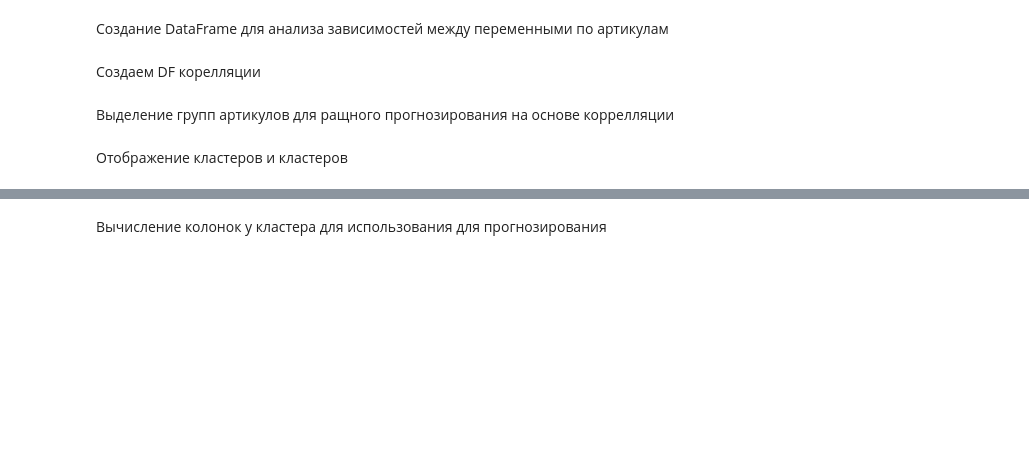
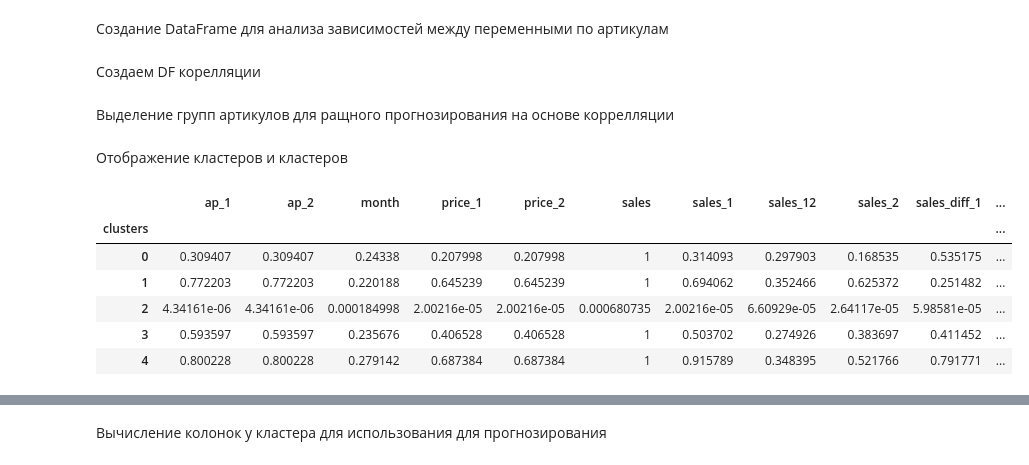
Before and after one commit to crabio/MlSaleForecasting, a Jupyter notebook: SalesForecasting.ipynb, the cells around one changed output, grey strips where cells are left out. Saved outputs shown, nothing was run; the diff lists cells and outputs as text; code cells hidden in the pictures; blank space fills up the shorter version.

```diff
--- a/SalesForecasting.ipynb
+++ b/SalesForecasting.ipynb
@@ -112,6 +126,16 @@ corr_overal_df = corr_df.groupby('clusters').mean()
 corr_overal_norm_df = (corr_overal_df-corr_overal_df.min())/(corr_overal_df.max()-corr_overal_df.min())
 # %% [markdown]
 Отображение кластеров и кластеров
+# %%
+corr_overal_df.style.background_gradient(cmap='viridis')
+# %% [output]
+|  | ap_1 | ap_2 | month | price_1 | price_2 | sales | sales_1 | sales_12 | sales_2 | sales_diff_1 | ... |
+| clusters |  |  |  |  |  |  |  |  |  |  | ... |
+| 0 | 0.309407 | 0.309407 | 0.24338 | 0.207998 | 0.207998 | 1 | 0.314093 | 0.297903 | 0.168535 | 0.535175 | ... |
+| 1 | 0.772203 | 0.772203 | 0.220188 | 0.645239 | 0.645239 | 1 | 0.694062 | 0.352466 | 0.625372 | 0.251482 | ... |
+| 2 | 4.34161e-06 | 4.34161e-06 | 0.000184998 | 2.00216e-05 | 2.00216e-05 | 0.000680735 | 2.00216e-05 | 6.60929e-05 | 2.64117e-05 | 5.98581e-05 | ... |
+| 3 | 0.593597 | 0.593597 | 0.235676 | 0.406528 | 0.406528 | 1 | 0.503702 | 0.274926 | 0.383697 | 0.411452 | ... |
+| 4 | 0.800228 | 0.800228 | 0.279142 | 0.687384 | 0.687384 | 1 | 0.915789 | 0.348395 | 0.521766 | 0.791771 | ... |
 # %%
 corr_overal_norm_df.style.background_gradient(cmap='viridis')
 # %% [output]
```
Also changed, not shown: parts of 14 cells of this notebook, 1 other file.
